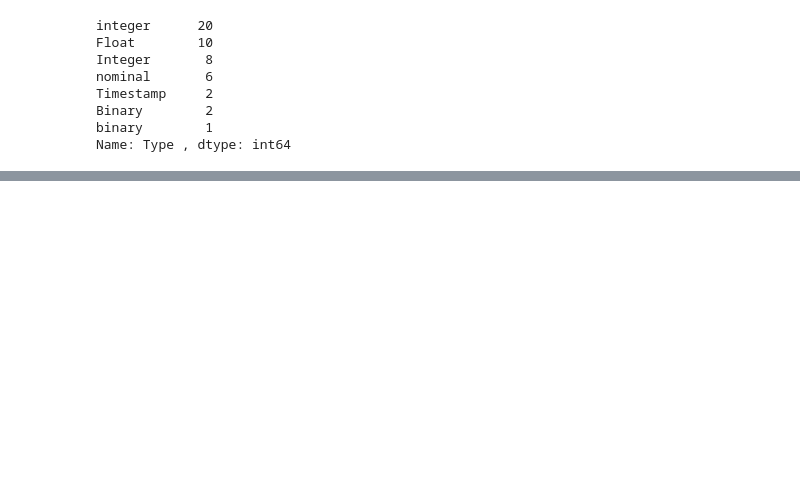
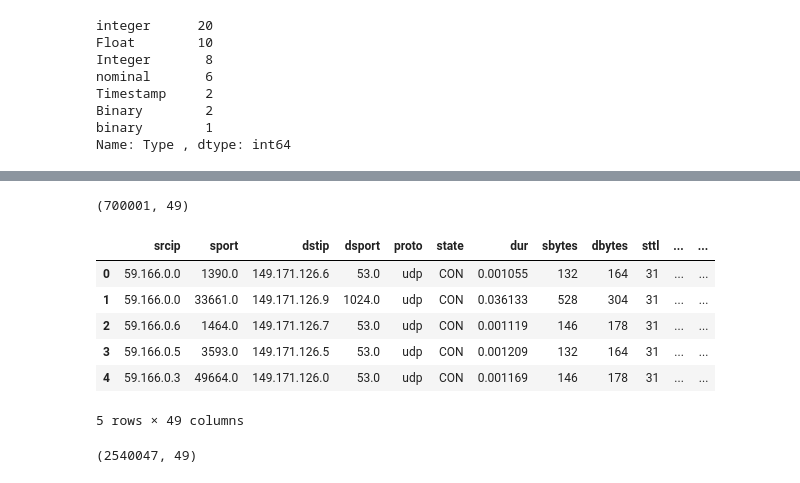
Before and after one commit to LaBaicai02/IDS_project, a Jupyter notebook: MTH-IDS_Adoptation_Using_UNSW-NB15/Prepare_UNSW-NB15_Dataset.ipynb, the cells around one changed output, grey strips where cells are left out. Cells and saved outputs as stored; diff of their text form; code cells hidden in the pictures; blank space fills up the shorter version.

```diff
--- a/MTH-IDS_Adoptation_Using_UNSW-NB15/Prepare_UNSW-NB15_Dataset.ipynb
+++ b/MTH-IDS_Adoptation_Using_UNSW-NB15/Prepare_UNSW-NB15_Dataset.ipynb
@@ -69,0 +106,58 @@ type_dict = {'integer': pd.Int64Dtype, 'float': , }
+# %%
+# Since the dataset has some unexpected values in numeric columns
+# the merging process just convert those values to NaN then remove them
+
+import numpy as np
+
+# The following methods converts the non-numeric values to NaN
+# used as converting methods in read_csv converters
+def castInt(value: str):
+    try:
+        return int(value)
+    except ValueError:
+        return np.nan
+
+def castFloat(value: str):
+    try:
+        return float(value)
+    except ValueError:
+        return np.nan
+
+# Creat a converter for csv reading
+converter = dict()
+for i in range(len(col_names)):
+    if col_types[i].startswith('int'):
+        converter[col_names[i]] = castInt
+    elif col_types[i].startswith('float'):
+        converter[col_names[i]] = castFloat
+# %%
+# Read the first dataset
+df = pd.read_csv(dataset_piece_paths[0], header=None, index_col=False, names=col_names, converters=converter)
+# %%
+# Check dataset
+print(df.shape)
+df.head()
+# %% [output]
+(700001, 49)
+|  | srcip | sport | dstip | dsport | proto | state | dur | sbytes | dbytes | sttl | ... | ... |
+| 0 | 59.166.0.0 | 1390.0 | 149.171.126.6 | 53.0 | udp | CON | 0.001055 | 132 | 164 | 31 | ... | ... |
+| 1 | 59.166.0.0 | 33661.0 | 149.171.126.9 | 1024.0 | udp | CON | 0.036133 | 528 | 304 | 31 | ... | ... |
+| 2 | 59.166.0.6 | 1464.0 | 149.171.126.7 | 53.0 | udp | CON | 0.001119 | 146 | 178 | 31 | ... | ... |
+| 3 | 59.166.0.5 | 3593.0 | 149.171.126.5 | 53.0 | udp | CON | 0.001209 | 132 | 164 | 31 | ... | ... |
+| 4 | 59.166.0.3 | 49664.0 | 149.171.126.0 | 53.0 | udp | CON | 0.001169 | 146 | 178 | 31 | ... | ... |
+5 rows × 49 columns
+# %%
+# Merge the left datasets
+for path in dataset_piece_paths[1:]:
+    # Read the dataset
+    temp = pd.read_csv(path, header=None, index_col=False, names=col_names, converters=converter)
+    # Concat the dataframe to the existing dataframe
+    df = pd.concat([df, temp])
+    # Release memory
+    del temp
+# Display the complete dataset
+# Expected Output (according to the paper): (2540044, 49)
+# Actual Output: (2540047, 49)
+print(df.shape)
+# %% [output]
+(2540047, 49)
```
Also changed, not shown: parts of 15 cells of this notebook.
